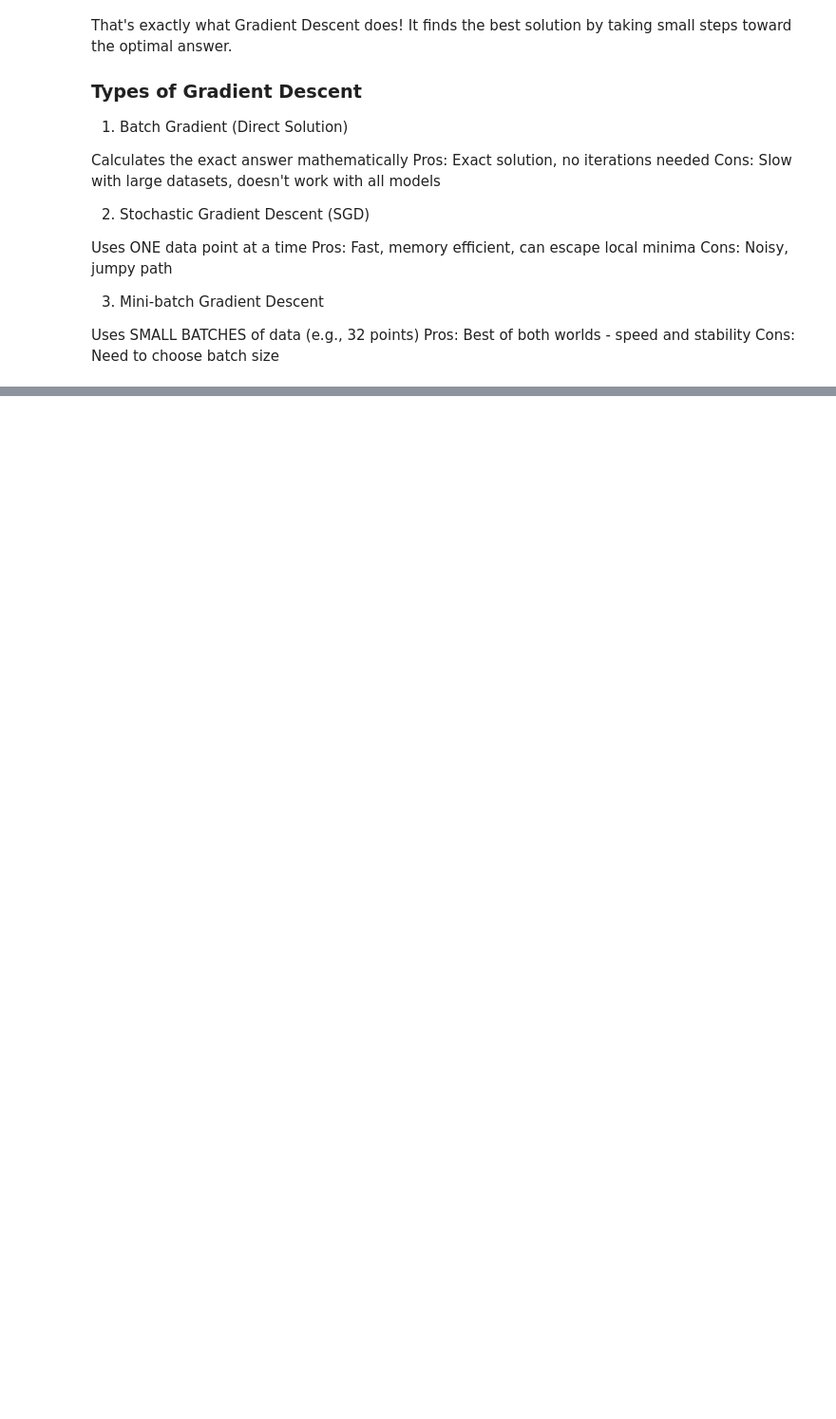
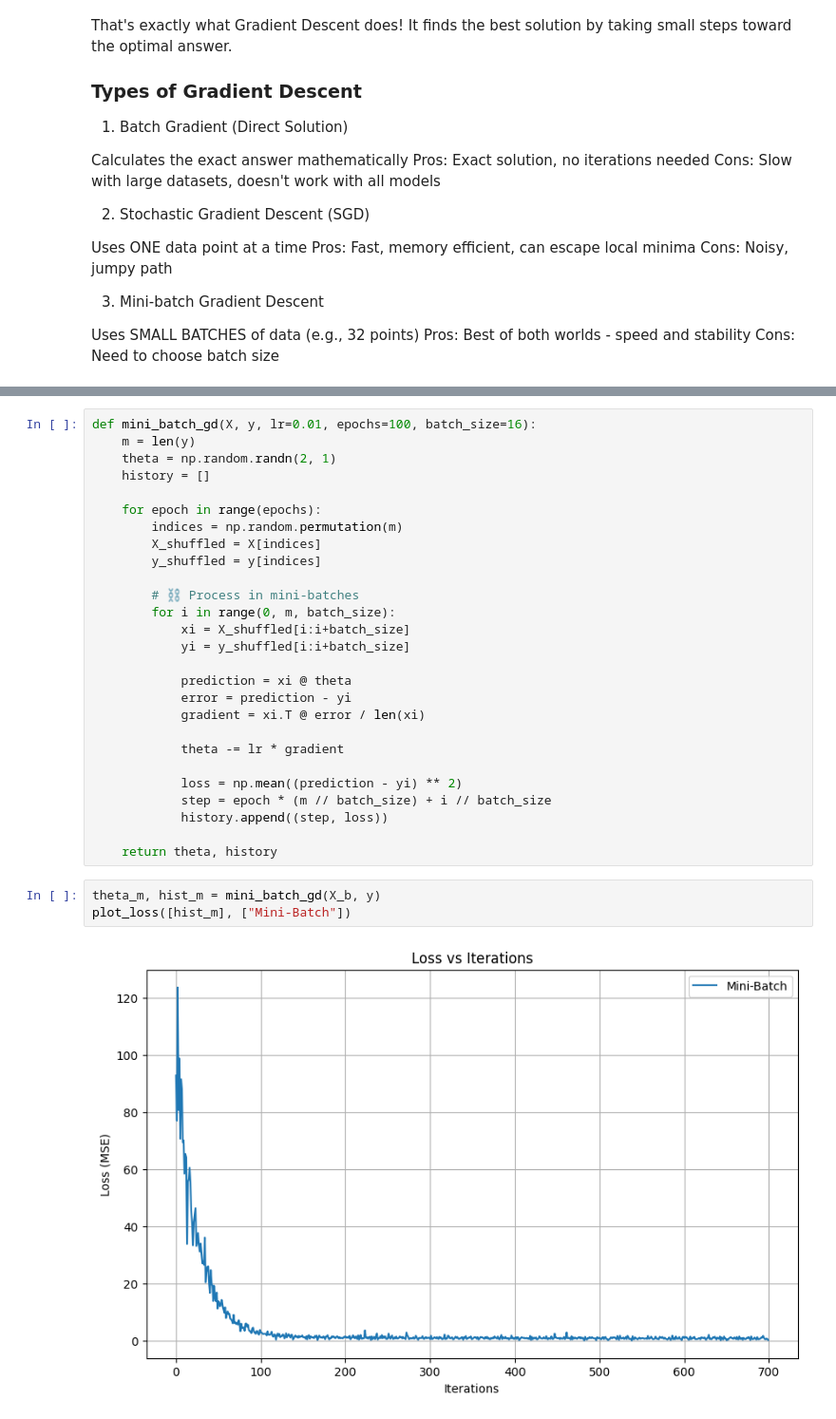
Before and after one commit to aarshitaacharya/ml-playground, a Jupyter notebook: linear_regression/2.gradient_descent.ipynb, the cells around one changed output, grey strips where cells are left out. Shown at 95% size. Drawn from its saved outputs; the diff is of its cells as text; blank space fills up the shorter version.

```diff
--- a/linear_regression/2.gradient_descent.ipynb
+++ b/linear_regression/2.gradient_descent.ipynb
@@ -191,0 +116,32 @@ Our goal is now to minimize the loss function
+# %%
+def mini_batch_gd(X, y, lr=0.01, epochs=100, batch_size=16):
+    m = len(y)
+    theta = np.random.randn(2, 1)
+    history = []
+
+    for epoch in range(epochs):
+        indices = np.random.permutation(m)
+        X_shuffled = X[indices]
+        y_shuffled = y[indices]
+
+        # ⛓ Process in mini-batches
+        for i in range(0, m, batch_size):
+            xi = X_shuffled[i:i+batch_size]
+            yi = y_shuffled[i:i+batch_size]
+
+            prediction = xi @ theta
+            error = prediction - yi
+            gradient = xi.T @ error / len(xi)
+
+            theta -= lr * gradient
+
+            loss = np.mean((prediction - yi) ** 2)
+            step = epoch * (m // batch_size) + i // batch_size
+            history.append((step, loss))
+
+    return theta, history
+# %%
+theta_m, hist_m = mini_batch_gd(X_b, y)
+plot_loss([hist_m], ["Mini-Batch"])
+# %% [output]
+[figure, added]
```
Also changed, not shown: parts of 26 cells of this notebook.
